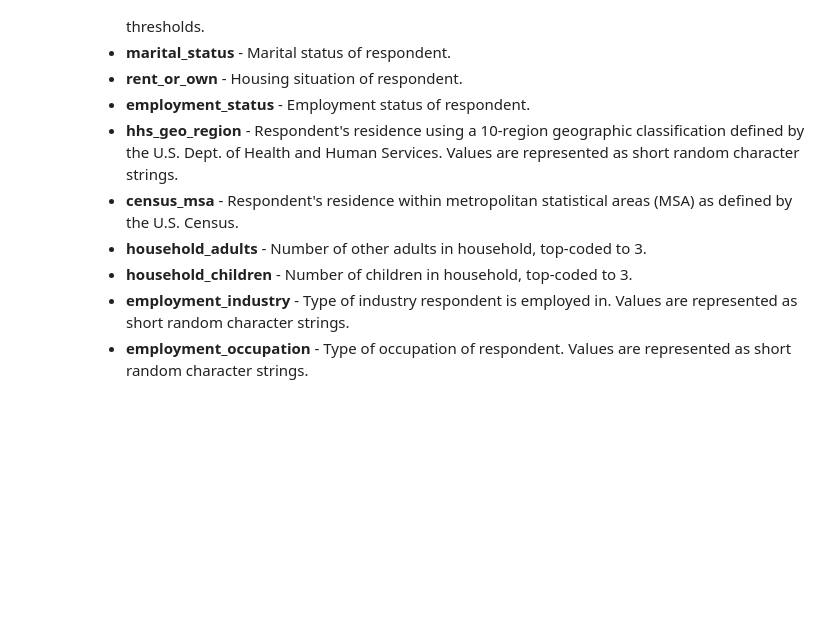
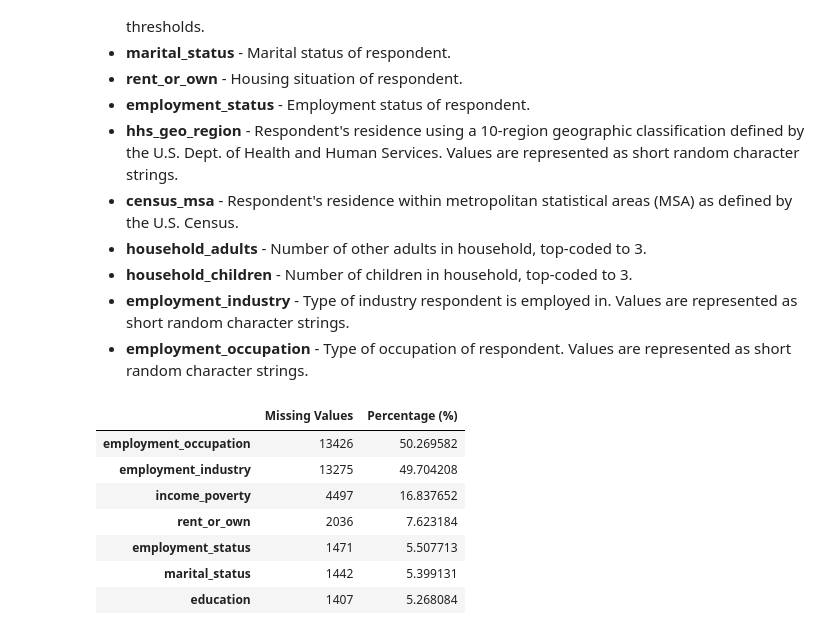
Before and after one commit to PETERNJUGU4/Njugu_Phase_3_Project, a Jupyter notebook: index.ipynb, the cells around one changed output. Drawn from its saved outputs; the diff is of its cells as text; code cells hidden in the pictures; blank space fills up the shorter version.

```diff
--- a/index.ipynb
+++ b/index.ipynb
@@ -206,3 +215,26 @@ Index(['respondent_id', 'h1n1_concern', 'h1n1_knowledge',
 - **household_children** - Number of children in household, top-coded to 3.
 - **employment_industry** - Type of industry respondent is employed in. Values are represented as short random character strings.
 - **employment_occupation** - Type of occupation of respondent. Values are represented as short random character strings.
+# %%
+# Check for missing values in the dataset
+missing_values = df_test_set.isnull().sum()
+
+# Calculate the percentage of missing values for each column
+missing_percentage = (missing_values / len(df_test_set)) * 100
+
+# Combine the count and percentage of missing values into one DataFrame
+missing_data = pd.DataFrame({'Missing Values': missing_values, 'Percentage (%)': missing_percentage})
+
+# Display columns with missing values
+missing_data = missing_data[missing_data['Missing Values'] > 0].sort_values(by='Percentage (%)', ascending=False)
+
+missing_data
+# %% [output]
+|  | Missing Values | Percentage (%) |
+| employment_occupation | 13426 | 50.269582 |
+| employment_industry | 13275 | 49.704208 |
+| income_poverty | 4497 | 16.837652 |
+| rent_or_own | 2036 | 7.623184 |
+| employment_status | 1471 | 5.507713 |
+| marital_status | 1442 | 5.399131 |
+| education | 1407 | 5.268084 |
```
Also changed, not shown: parts of 7 cells of this notebook, 2 other files.
